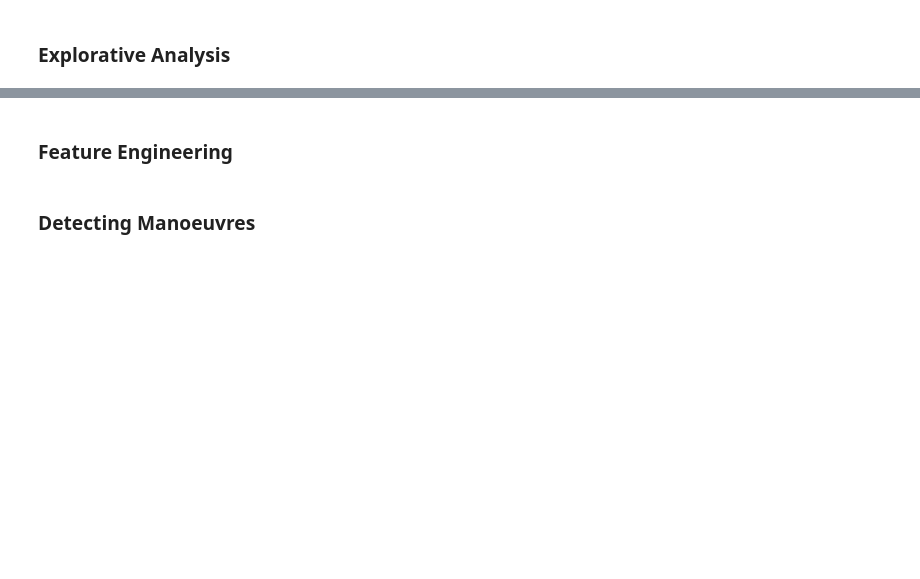
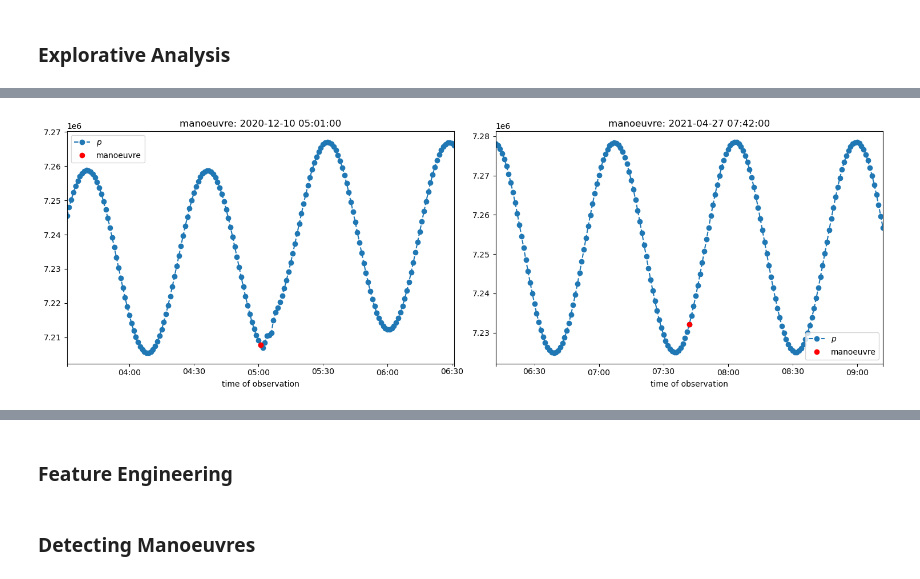
Before and after one commit to dHuberYoumans/DORIS, a Jupyter notebook: notebooks/finding_DORIS.ipynb, the cells around one changed output, grey strips where cells are left out. Saved outputs shown, nothing was run; the diff lists cells and outputs as text; code cells hidden in the pictures; blank space fills up the shorter version.

Commit message:
update notebooks/finding_DORIS.ipynb
started explorative analysis using ARIMA models and harmonic regression

```diff
--- a/notebooks/finding_DORIS.ipynb
+++ b/notebooks/finding_DORIS.ipynb
@@ -142,0 +204,23 @@ loading manoeuvres complete
+# %%
+dt = timedelta(hours=1.5)
+
+# DATE OF MANOEUVRE
+man_date_1 = mans6a2024.reset_index()['start'].iloc[4]
+man_date_2 = mans6a2024.reset_index()['start'].iloc[9]
+
+# VALUE OF OBSERVABLE (p) AT TIME OF MANOEUVRE
+man_location_1 = pd.Series(s6ssa['p'].loc[man_date_1],index=[man_date_1])
+man_location_2 = pd.Series(s6ssa['p'].loc[man_date_2],index=[man_date_2])
+
+fig, ax = plt.subplots(ncols=2,nrows=1,figsize=(15,5))
+
+s6ssa['p'].loc[man_date_1 - dt:man_date_1 + dt].plot(xlabel='time of observation',style='o--',title=f'manoeuvre: {str(man_date_1)}',ax=ax[0],label=r'$p$',legend=True)
+man_location_1.plot(ax=ax[0],style=['ro'],label = 'manoeuvre',legend=True)
+
+s6ssa['p'].loc[man_date_2 - dt:man_date_2 + dt].plot(xlabel='time of observation',style='o--',title=f'manoeuvre: {str(man_date_2)}',ax=ax[1],label=r'$p$',legend=True)
+man_location_2.plot(ax=ax[1],style=['ro'],label = 'manoeuvre',legend=True)
+
+plt.tight_layout()
+plt.show()
+# %% [output]
+[figure, added]
```
Also changed, not shown: parts of 33 cells of this notebook.
